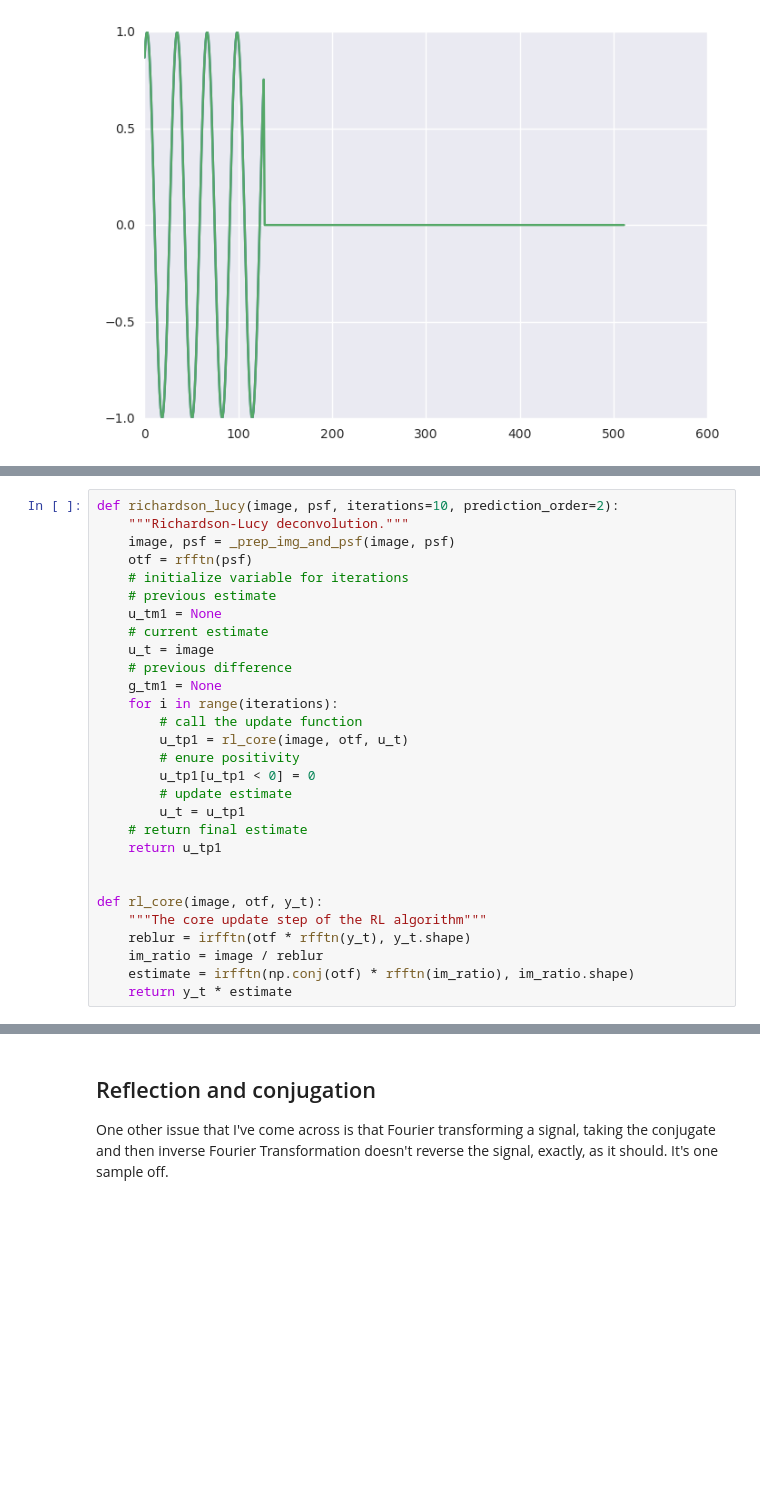
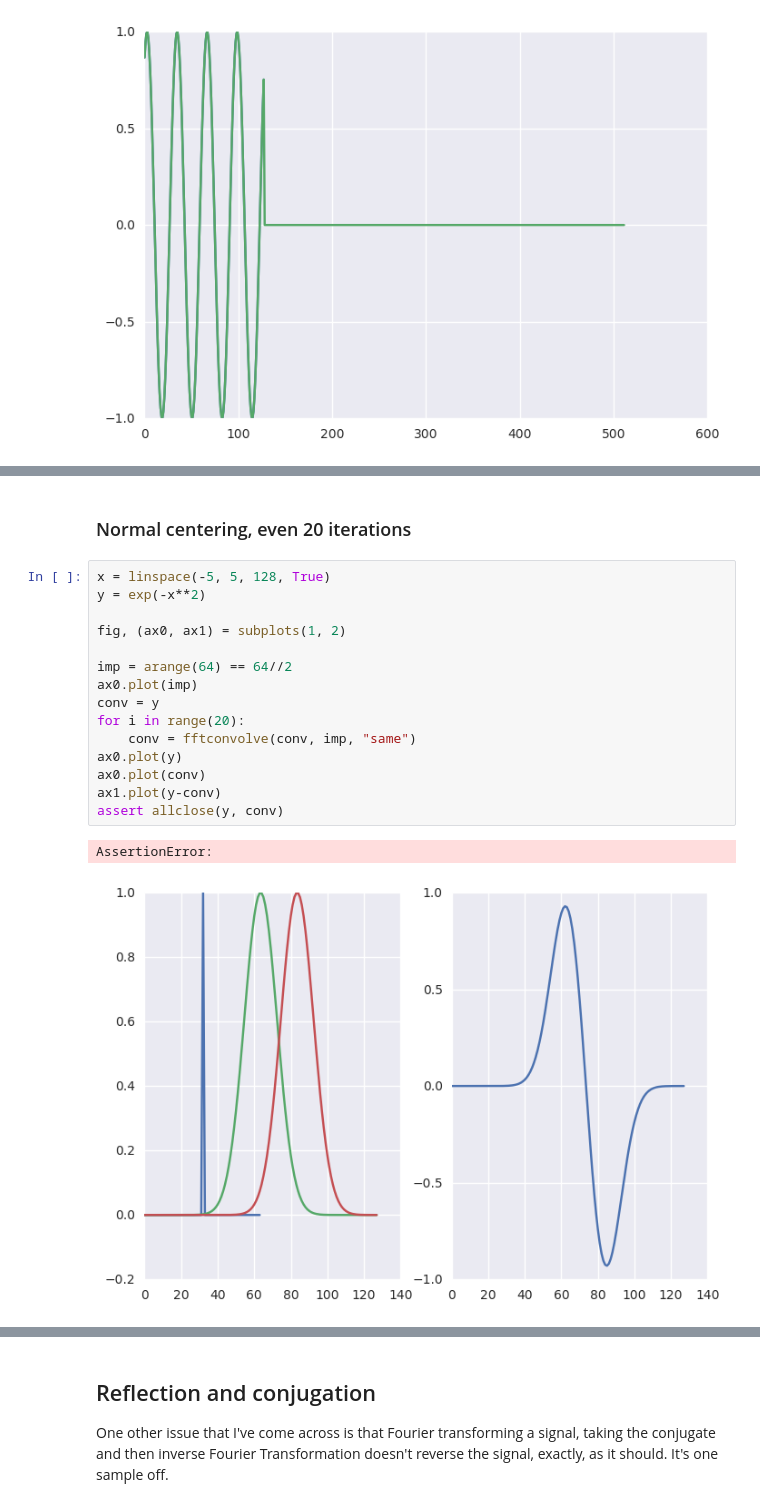
Before and after one commit to david-hoffman/pydecon, a Jupyter notebook: notebooks/FFT Convolution and other things.ipynb, the cells around one changed output, grey strips where cells are left out. Saved outputs shown, nothing was run; the diff lists cells and outputs as text; blank space fills up the shorter version.

```diff
--- a/notebooks/FFT Convolution and other things.ipynb
+++ b/notebooks/FFT Convolution and other things.ipynb
@@ -91,29 +81,20 @@ array([ True, False, False, False, False, False, False, False, False,
-# %%
-def richardson_lucy(image, psf, iterations=10, prediction_order=2):
-    """Richardson-Lucy deconvolution."""
-    image, psf = _prep_img_and_psf(image, psf)
-    otf = rfftn(psf)
-    # initialize variable for iterations
-    # previous estimate
-    u_tm1 = None
-    # current estimate
-    u_t = image
-    # previous difference
-    g_tm1 = None
-    for i in range(iterations):
-        # call the update function
-        u_tp1 = rl_core(image, otf, u_t)
-        # enure positivity
-        u_tp1[u_tp1 < 0] = 0
-        # update estimate
-        u_t = u_tp1
-    # return final estimate
-    return u_tp1
-
-
-def rl_core(image, otf, y_t):
-    """The core update step of the RL algorithm"""
-    reblur = irfftn(otf * rfftn(y_t), y_t.shape)
-    im_ratio = image / reblur
-    estimate = irfftn(np.conj(otf) * rfftn(im_ratio), im_ratio.shape)
-    return y_t * estimate
+# %% [markdown]
+### Normal centering, even 20 iterations
+# %%
+x = linspace(-5, 5, 128, True)
+y = exp(-x**2)
+
+fig, (ax0, ax1) = subplots(1, 2)
+
+imp = arange(64) == 64//2
+ax0.plot(imp)
+conv = y
+for i in range(20):
+    conv = fftconvolve(conv, imp, "same")
+ax0.plot(y)
+ax0.plot(conv)
+ax1.plot(y-conv)
+assert allclose(y, conv)
+# %% [output]
+AssertionError:
+[figure, added]
```
Also changed, not shown: parts of 37 cells of this notebook, 1 other file.
